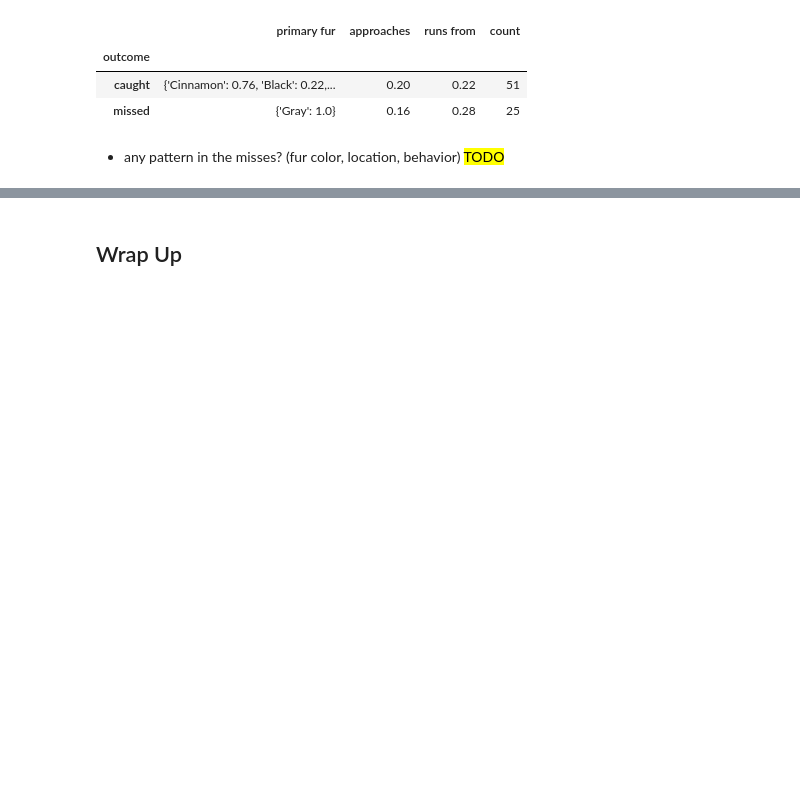
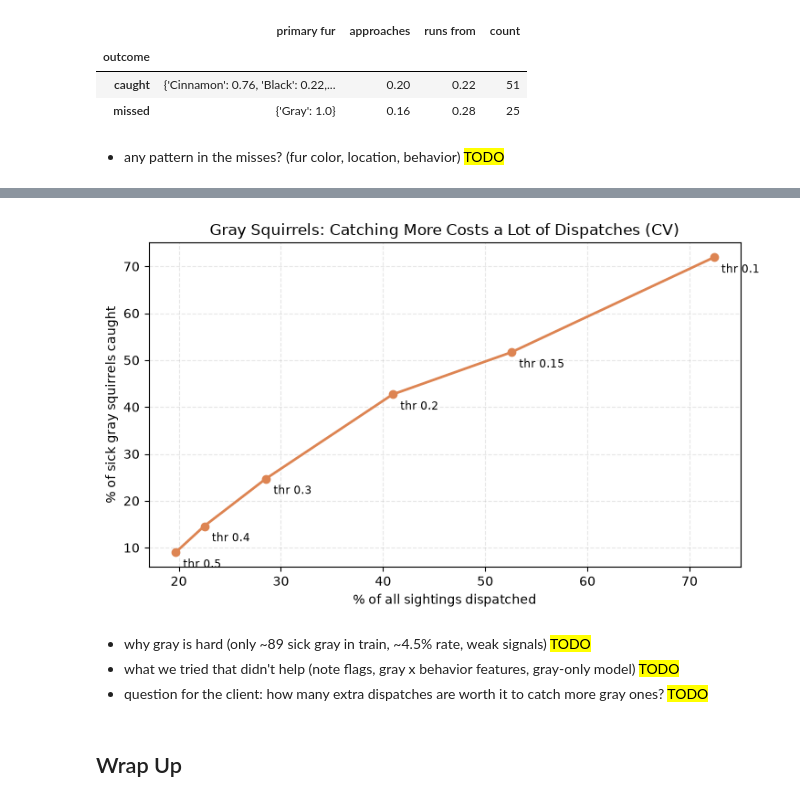
Before and after one commit to KaiserKiam/Nutosis-ML-project, a Jupyter notebook: Nutosis - Presentation.ipynb, the cells around one changed output, grey strips where cells are left out. Saved outputs shown, nothing was run; the diff lists cells and outputs as text; code cells hidden in the pictures; blank space fills up the shorter version.

Commit message:
Add grey squirrel limitation charts

```diff
--- a/Nutosis - Presentation.ipynb
+++ b/Nutosis - Presentation.ipynb
@@ -235,0 +238,15 @@ pd.DataFrame({
+# %%
+# out-of-fold predictions on the TRAINING set (CV), so we don't tune anything on the test set
+from sklearn.base import clone
+from sklearn.metrics import roc_auc_score
+from sklearn.model_selection import StratifiedGroupKFold, cross_val_predict
+
+train_set = pd.read_parquet("train_set.parquet")
+X_train = train_set.drop(columns=TARGET_COL)
+y_train = train_set[TARGET_COL].values
+
+cv = StratifiedGroupKFold(n_splits=5, shuffle=True, random_state=42)
+oof_proba = cross_val_predict(clone(model), X_train, y_train, groups=train_set["Unique Squirrel ID"],
+                              cv=cv, method="predict_proba")[:, 1]
+fur = train_set["Primary Fur Color"].fillna("Missing")
+is_gray = (fur == "Gray").values
@@ -235,0 +277,15 @@ pd.DataFrame({
+# %%
+# what if gray squirrels got their own (lower) threshold? other colors stay at 0.5
+rows = []
+for t in [0.5, 0.4, 0.3, 0.2, 0.15, 0.1]:
+    pred = np.where(is_gray, oof_proba >= t, oof_proba >= 0.5).astype(int)
+    rows.append({
+        "gray threshold": t,
+        "sick gray caught": recall_score(y_train[is_gray], pred[is_gray]),
+        "all sick caught": recall_score(y_train, pred),
+        "precision": precision_score(y_train, pred),
+        "% of sightings dispatched": pred.mean(),
+        "F2": fbeta_score(y_train, pred, beta=2),
+    })
+gray_tradeoff = pd.DataFrame(rows).set_index("gray threshold")
+gray_tradeoff.style.format({c: "{:.0%}" for c in gray_tradeoff.columns if c != "F2"} | {"F2": "{:.3f}"}).format_index("{:.2f}")
@@ -236,3 +301,23 @@ pd.DataFrame({
+# %%
+# same tradeoff as a picture: more gray caught = a lot more dispatches
+fig, ax = plt.subplots(figsize=(7.5, 4.5))
+ax.plot(gray_tradeoff["% of sightings dispatched"] * 100, gray_tradeoff["sick gray caught"] * 100,
+        marker="o", color="#DD8452", linewidth=2)
+for t, r in gray_tradeoff.iterrows():
+    ax.annotate(f"thr {t}", (r["% of sightings dispatched"] * 100, r["sick gray caught"] * 100),
+                textcoords="offset points", xytext=(6, -12), fontsize=8.5)
+ax.set_xlabel("% of all sightings dispatched")
+ax.set_ylabel("% of sick gray squirrels caught")
+ax.set_title("Gray Squirrels: Catching More Costs a Lot of Dispatches (CV)")
+ax.grid(linestyle="--", alpha=0.3)
+plt.tight_layout()
+plt.show()
+# %% [output]
+[figure, added]
+# %% [markdown]
+- why gray is hard (only ~89 sick gray in train, ~4.5% rate, weak signals) <mark>TODO</mark>
+- what we tried that didn't help (note flags, gray x behavior features, gray-only model) <mark>TODO</mark>
+- question for the client: how many extra dispatches are worth it to catch more gray ones? <mark>TODO</mark>
 # %% [markdown]
 ## Wrap Up
 # %% [markdown]
```
Also changed, not shown: parts of 3 cells of this notebook.
